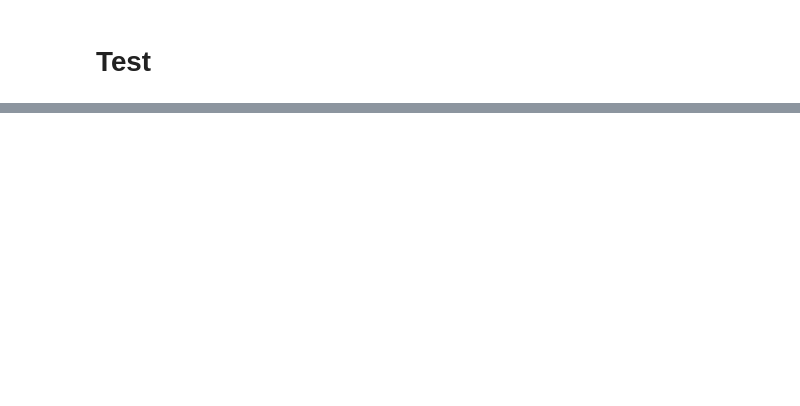
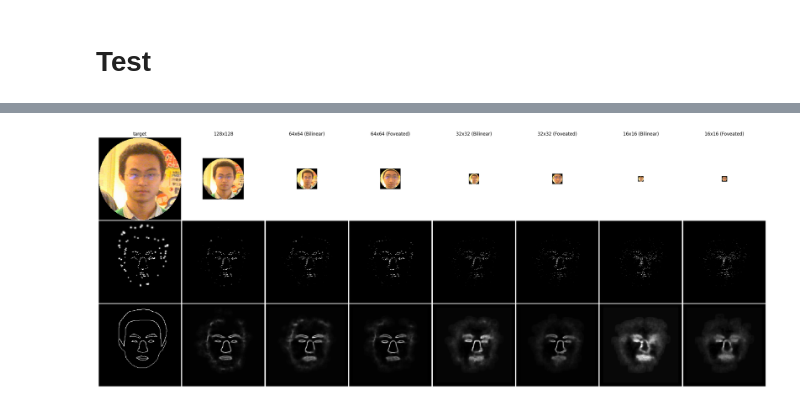
Before and after one commit to MichelleAppel/viseon, a Jupyter notebook: notebooks/test_end-to-end.ipynb, the cells around one changed output, grey strips where cells are left out. Cells and saved outputs as stored; diff of their text form; code cells hidden in the pictures; blank space fills up the shorter version.

```diff
--- a/notebooks/test_end-to-end.ipynb
+++ b/notebooks/test_end-to-end.ipynb
@@ -174,0 +180,4 @@ plt.show()
+# %%
+# Load the results
+with open('out/model_outputs.pkl', 'rb') as f:
+    model_outputs_ = pickle.load(f)
@@ -174,0 +557,45 @@ plt.show()
+# %%
+experiment_names = ['128x128 (Baseline)', '64x64 (Bilinear)', '64x64 (Foveated)', '32x32 (Bilinear)', '32x32 (Foveated)', '16x16 (Bilinear)', '16x16 (Foveated)']
+# %%
+# now the same including input RGBimage ['input']
+# figsize such that images are 256 x 256
+fig, axs = plt.subplots(3, 8, figsize=(32, 12))
+# remove white space completely
+fig.subplots_adjust(wspace=0.01, hspace=0.01)
+
+image_index = 0
+fontsize = 12
+
+# ground truth
+axs[0,0].set_title('target', fontsize=12)
+axs[0,0].imshow(example_images_256['image'][image_index].permute(1,2,0).cpu(), interpolation='none')
+axs[0,0].axis('off')
+
+axs[1,0].imshow(model_outputs[experiments[0]]['target_phosphenes'][image_index][0].cpu(), cmap='gray', interpolation='none')
+axs[1,0].axis('off')
+
+axs[2,0].imshow(model_outputs[experiments[0]]['target'][image_index][0].cpu(), cmap='gray', interpolation='none')
+axs[2,0].axis('off')
+
+for i, experiment in enumerate(experiments):
+    # title
+    axs[0,i+1].set_title(experiment_names[i], fontsize=fontsize)
+    # axs[0,i+1].imshow(model_outputs[experiment]['input'][image_index].permute(1,2,0).cpu(), interpolation='none')
+    # Plot images in their true size
+    # Add padding to the input image
+    image_size = model_outputs[experiment]['input'][image_index].shape[-1]
+    background = torch.ones((3, 256, 256))
+    background[:,128-image_size//2:128+image_size//2,128-image_size//2:128+image_size//2] = model_outputs[experiment]['input'][image_index]
+    axs[0,i+1].imshow(background.permute(1,2,0).cpu(), interpolation='none')
+
+    axs[0,i+1].axis('off')
+
+    axs[1,i+1].imshow(model_outputs[experiment]['phosphenes'][image_index][0].cpu(), cmap='gray', interpolation='none')
+    axs[1,i+1].axis('off')
+
+    axs[2,i+1].imshow(model_outputs[experiment]['reconstruction'][image_index][0].cpu(), cmap='gray', interpolation='none')
+    axs[2,i+1].axis('off')
+
+plt.show()
+# %% [output]
+[figure, added]
```
Also changed, not shown: parts of 29 cells of this notebook, 21 other files.
